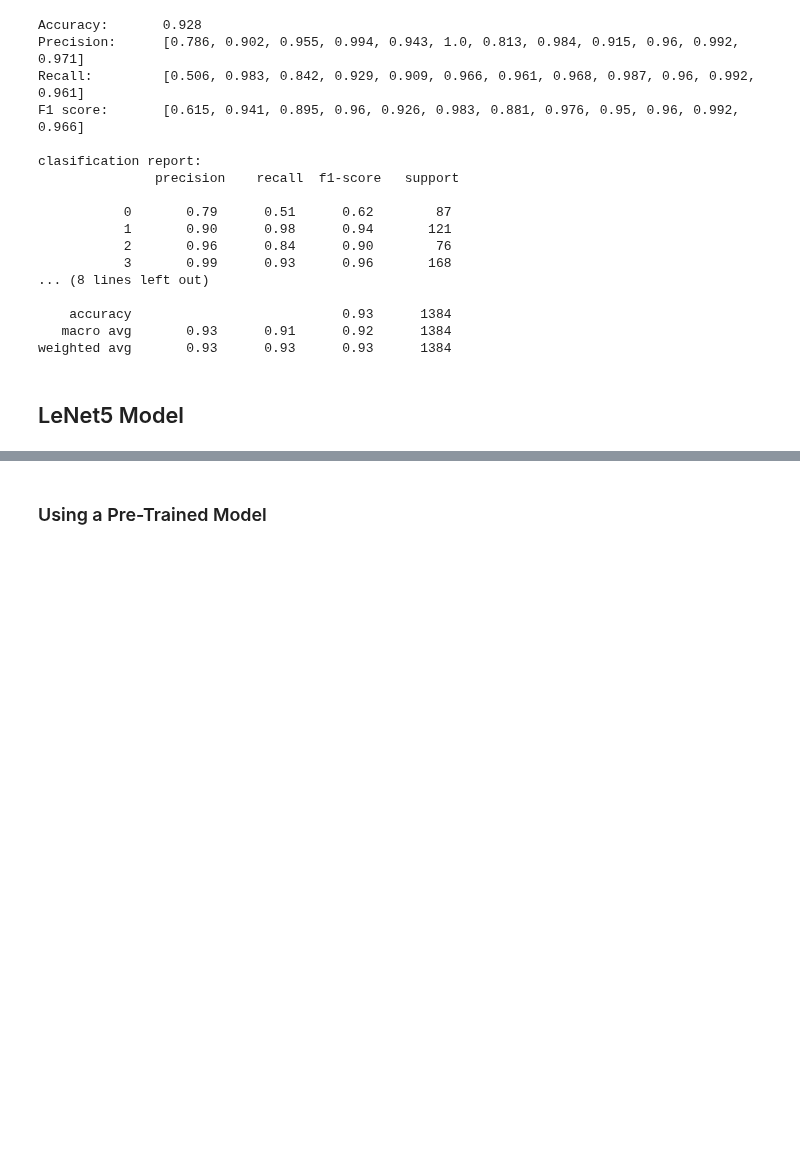
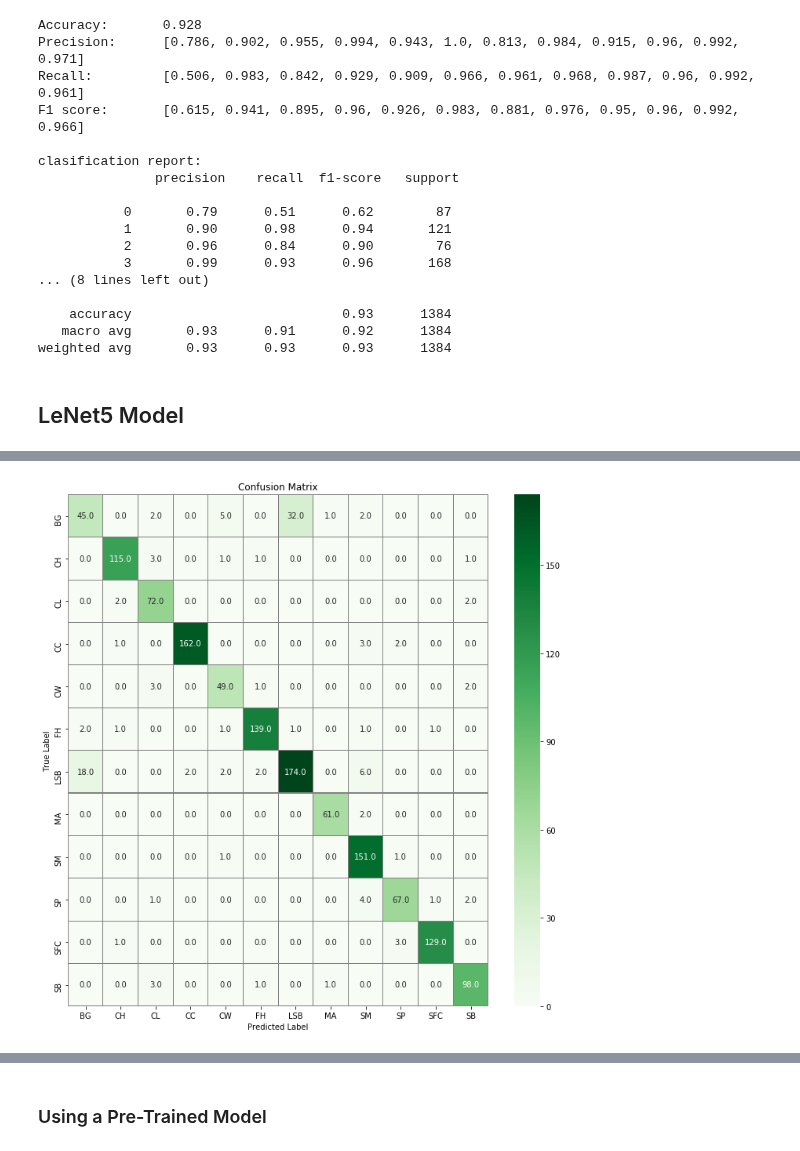
Before and after one commit to jgdelrio/tutorials, a Jupyter notebook: ComputerVision/05_Computer_Vision_Plants_Classif_2.ipynb, the cells around one changed output, grey strips where cells are left out. Saved outputs shown, nothing was run; the diff lists cells and outputs as text; code cells hidden in the pictures; blank space fills up the shorter version.

Commit message:
Adding LeNet5 model and results

```diff
--- a/ComputerVision/05_Computer_Vision_Plants_Classif_2.ipynb
+++ b/ComputerVision/05_Computer_Vision_Plants_Classif_2.ipynb
@@ -403,15 +410,25 @@ datagen = ImageDataGenerator(
 
 # TRAIN all networks
 history = [0] * nets
-epochs = 40
+epochs = 50
 for j in range(nets):
-    print(f"Net {j}")
+    logger.info(f"Starting training on NN {j}")
     X_tr, X_val, Y_tr, Y_val = train_test_split(images_generated, labels_encoded, test_size=0.1)
-    callbacks.append(get_callbacks(filepath=f"./models/LeNet5_weights.{j:02d}.hdf5", save_best=True, learning_schedule="Annealer", patience=5))
+    callbacks.append(get_callbacks(filepath=f"./models/LeNet5_weights.{j:02d}.hdf5",
+                                   save_best=True,
+                                   learning_schedule="Annealer",
+                                   patience=6))
 
-    history[j] = ensemble_model[j].fit_generator(datagen.flow(X_tr, Y_tr, batch_size=64),
-        epochs = epochs, steps_per_epoch = X_tr.shape[0]//64,
-        validation_data = (X_val, Y_val), callbacks=callbacks[j], verbose=0)
-    print("CNN {0:d}: Epochs={1:d}, Train accuracy={2:.5f}, Validation accuracy={3:.5f}".format(
-        j+1, epochs, max(history[j].history['acc']), max(history[j].history['val_accuracy']) ))
+    history[j] = ensemble_model[j].fit_generator(
+        datagen.flow(X_tr, Y_tr, batch_size=64),
+        epochs = epochs,
+        steps_per_epoch = X_tr.shape[0]//64,
+        validation_data = (X_val, Y_val),
+        callbacks=callbacks[j],
+        verbose=1)
+    logger.info("CNN {0:d}: Epochs={1:d}, Train accuracy={2:.5f}, Validation accuracy={3:.5f}".format(
+        j+1, epochs, max(history[j].history['acc']), max(history[j].history['val_acc']) ))
+
+for j in range(nets):
+    ensemble_model[j].save_weights(f"./models/LeNet5_weights.{j:02d}.final.hdf5")
 # %% [output]
@@ -419,10 +453,20 @@ Net 0
+# %%
+# (Optional) Load models from previous run
+for j in range(nets):
+    ensemble_model[j].load_weights(f"./models/LeNet5_weights.{j:02d}.hdf5")
 # %%
 # ENSEMBLE Predictions and submit
-results = np.zeros( (X_test.shape[0],10) )
+Y_pred = np.zeros( (X_val.shape[0], 12) )
 
 for j in range(nets):
+    # Sum all probabilities across all models
     Y_pred = Y_pred + ensemble_model[j].predict(X_val)
+# Get the top prediction for each image
 Y_pred = np.argmax(Y_pred, axis = 1)
-# results = pd.Series(Y_pred, name="Label")
+results = pd.Series(Y_pred, name="Label")
 # submission = pd.concat([pd.Series(range(1,28001),name = "ImageId"), Y_pred],axis = 1)
 # submission.to_csv("Plants-CNN-Ensemble.csv",index=False)
+
+Y_true = np.argmax(Y_val, axis=1)
+# compute the confusion matrix
+cnf_matrix = confusion_matrix(Y_true, Y_pred)
@@ -442,0 +473,4 @@ plt.show()
+# %%
+plot_confusion_matrix(cnf_matrix, abbreviations=ABBREVIATIONS, output='./fig/LeNet5_CNN_confusion_matrix.png')
+# %% [output]
+[figure, added]
```
Also changed, not shown: parts of 9 cells of this notebook, 11 other files.
